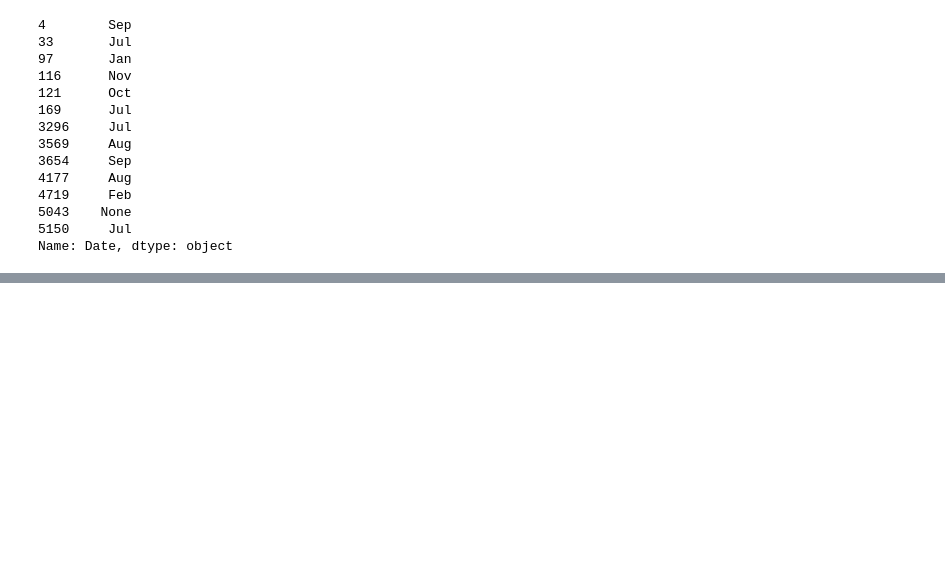
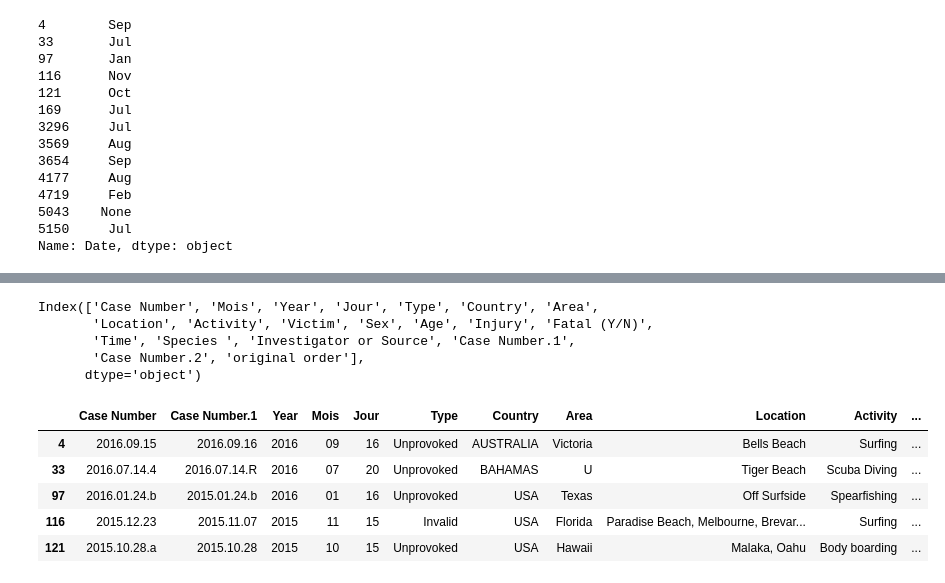
Before and after one commit to stressisboucard/ironhack-datalabs-dataparis0619-pt, a Jupyter notebook: module-1/pandas-project/data-wrangling.ipynb, the cells around one changed output, grey strips where cells are left out. Saved outputs shown, nothing was run; the diff lists cells and outputs as text; code cells hidden in the pictures; blank space fills up the shorter version.

```diff
--- a/module-1/pandas-project/data-wrangling.ipynb
+++ b/module-1/pandas-project/data-wrangling.ipynb
@@ -253,0 +288,16 @@ SyntaxError: invalid syntax (<ipython-input-29-24bb598acb8b>, line 1)
+# %%
+s_attack2 = s_attack2.rename(columns={'Date':'Mois'})
+
+s_attack2['Mois'] = s_attack2['Mois'].str.replace('Jan','01')
+s_attack2['Mois'] = s_attack2['Mois'].str.replace('Feb','02')
+s_attack2['Mois'] = s_attack2['Mois'].str.replace('Mar','03')
+s_attack2['Mois'] = s_attack2['Mois'].str.replace('Apr','04')
+s_attack2['Mois'] = s_attack2['Mois'].str.replace('May','05')
+s_attack2['Mois'] = s_attack2['Mois'].str.replace('Jun','06')
+s_attack2['Mois'] = s_attack2['Mois'].str.replace('Jul','07')
+s_attack2['Mois'] = s_attack2['Mois'].str.replace('Aug','08')
+s_attack2['Mois'] = s_attack2['Mois'].str.replace('Sep','09')
+s_attack2['Mois'] = s_attack2['Mois'].str.replace('Oct','10')
+s_attack2['Mois'] = s_attack2['Mois'].str.replace('Nov','11')
+s_attack2['Mois'] = s_attack2['Mois'].str.replace('Dec','12')
+s_attack2['Mois'] = s_attack2['Mois'].str.replace('None','00')
@@ -253,0 +321,22 @@ SyntaxError: invalid syntax (<ipython-input-29-24bb598acb8b>, line 1)
+# %%
+s_attack2.columns
+# %% [output]
+Index(['Case Number', 'Mois', 'Year', 'Jour', 'Type', 'Country', 'Area',
+       'Location', 'Activity', 'Victim', 'Sex', 'Age', 'Injury', 'Fatal (Y/N)',
+       'Time', 'Species ', 'Investigator or Source', 'Case Number.1',
+       'Case Number.2', 'original order'],
+      dtype='object')
+# %%
+order_col = ['Case Number', 'Case Number.1','Year', 'Mois', 'Jour', 'Type', 'Country', 'Area',
+       'Location', 'Activity', 'Victim', 'Sex', 'Age', 'Injury', 'Fatal (Y/N)',
+       'Time', 'Species ', 'Investigator or Source',
+       'Case Number.2', 'original order']
+s_attack2 = s_attack2[order_col]
+s_attack2.head()
+# %% [output]
+|  | Case Number | Case Number.1 | Year | Mois | Jour | Type | Country | Area | Location | Activity | ... |
+| 4 | 2016.09.15 | 2016.09.16 | 2016 | 09 | 16 | Unprovoked | AUSTRALIA | Victoria | Bells Beach | Surfing | ... |
+| 33 | 2016.07.14.4 | 2016.07.14.R | 2016 | 07 | 20 | Unprovoked | BAHAMAS | U | Tiger Beach | Scuba Diving | ... |
+| 97 | 2016.01.24.b | 2015.01.24.b | 2016 | 01 | 16 | Unprovoked | USA | Texas | Off Surfside | Spearfishing | ... |
+| 116 | 2015.12.23 | 2015.11.07 | 2015 | 11 | 15 | Invalid | USA | Florida | Paradise Beach, Melbourne, Brevar... | Surfing | ... |
+| 121 | 2015.10.28.a | 2015.10.28 | 2015 | 10 | 15 | Unprovoked | USA | Hawaii | Malaka, Oahu | Body boarding | ... |
```
Also changed, not shown: parts of 5 cells of this notebook.
